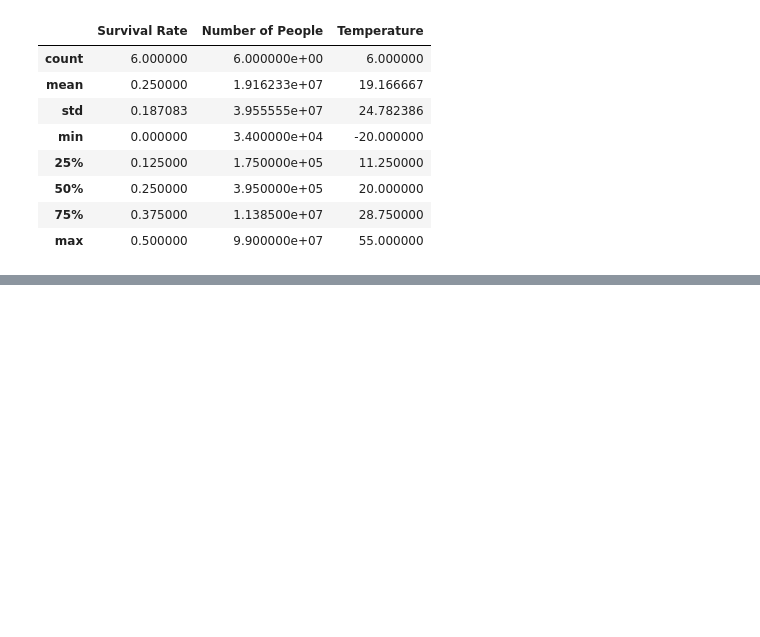
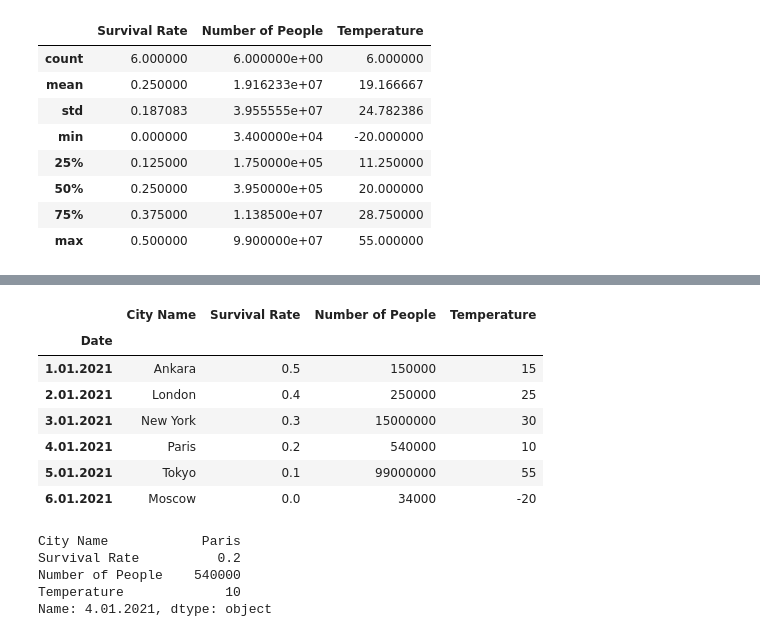
Before and after one commit to justhasanuknow/Python-Projects, a Jupyter notebook: Notebooks/Pandas Notebook.ipynb, the cells around one changed output, grey strips where cells are left out. Drawn from its saved outputs; the diff is of its cells as text; code cells hidden in the pictures; blank space fills up the shorter version.

```diff
--- a/Notebooks/Pandas Notebook.ipynb
+++ b/Notebooks/Pandas Notebook.ipynb
@@ -156,0 +206,23 @@ dataFrame.describe()
+# %%
+dataFrame.set_index('Date', inplace = True)
+
+dataFrame
+# %% [output]
+|  | City Name | Survival Rate | Number of People | Temperature |
+| Date |  |  |  |  |
+| 1.01.2021 | Ankara | 0.5 | 150000 | 15 |
+| 2.01.2021 | London | 0.4 | 250000 | 25 |
+| 3.01.2021 | New York | 0.3 | 15000000 | 30 |
+| 4.01.2021 | Paris | 0.2 | 540000 | 10 |
+| 5.01.2021 | Tokyo | 0.1 | 99000000 | 55 |
+| 6.01.2021 | Moscow | 0.0 | 34000 | -20 |
+# %%
+# To call a specisif row according to the index:
+
+dataFrame.loc['4.01.2021']
+# %% [output]
+City Name            Paris
+Survival Rate          0.2
+Number of People    540000
+Temperature             10
+Name: 4.01.2021, dtype: object
```
Also changed, not shown: parts of 13 cells of this notebook.
